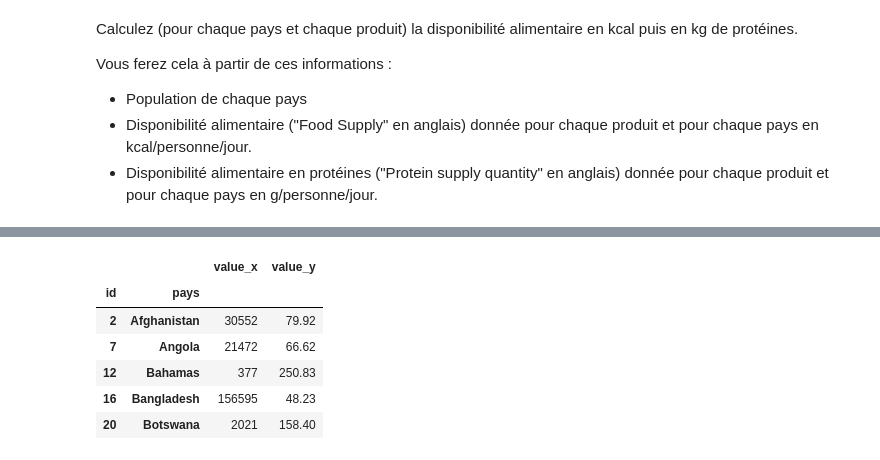
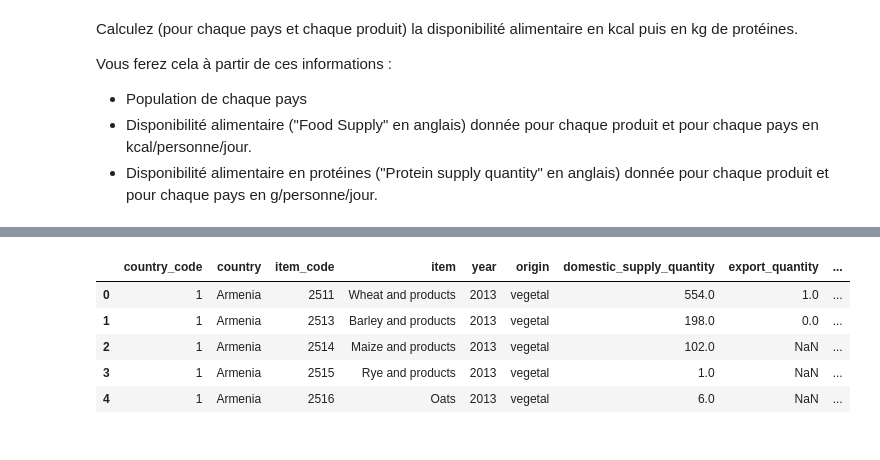
Before and after one commit to Sh4mSh4m/OCR_DA_proj3, a Jupyter notebook: projet3_fao.ipynb, the cells around one changed output, grey strips where cells are left out. Cells and saved outputs as stored; diff of their text form; code cells hidden in the pictures.

```diff
--- a/projet3_fao.ipynb
+++ b/projet3_fao.ipynb
@@ -225,10 +154,26 @@ total_protein_supply = pd.merge(pop, protein_supply, on=["id", "pays"], left_ind
+# %%
+temp=animal.append(vegetal)
+# %%
+temp.columns = ["xx","xx2","country_code","country",'xx3','element'
+    ,'item_code','item','xx4',"year","unit","value",'xx5','xx6'
+    ,'origin']
+# %%
+data = temp.pivot_table(
+    index=["country_code","country","item_code","item","year","origin"],
+    columns = ["element"], values=["value"], aggfunc=sum)
+data.columns = ['domestic_supply_quantity', 'export_quantity', 'feed',
+    'food', 'food_supply_kcalcapitaday',
+    'food_supply_quantity_kgcapitayr', 'import_quantity', 'other_uses',
+    'processing', 'production', 'protein_supply_quantity_gcapitaday',
+    'seed', 'stock_variation', 'waste']
+# %%
+data = data.reset_index()
 # %%
-total_food_supply.head()
+data.head()
 # %% [output]
-|  |  | value_x | value_y |
-| id | pays |  |  |
-| 2 | Afghanistan | 30552 | 79.92 |
-| 7 | Angola | 21472 | 66.62 |
-| 12 | Bahamas | 377 | 250.83 |
-| 16 | Bangladesh | 156595 | 48.23 |
-| 20 | Botswana | 2021 | 158.40 |
+|  | country_code | country | item_code | item | year | origin | domestic_supply_quantity | export_quantity | ... |
+| 0 | 1 | Armenia | 2511 | Wheat and products | 2013 | vegetal | 554.0 | 1.0 | ... |
+| 1 | 1 | Armenia | 2513 | Barley and products | 2013 | vegetal | 198.0 | 0.0 | ... |
+| 2 | 1 | Armenia | 2514 | Maize and products | 2013 | vegetal | 102.0 | NaN | ... |
+| 3 | 1 | Armenia | 2515 | Rye and products | 2013 | vegetal | 1.0 | NaN | ... |
+| 4 | 1 | Armenia | 2516 | Oats | 2013 | vegetal | 6.0 | NaN | ... |
```
Also changed, not shown: parts of 14 cells of this notebook.
